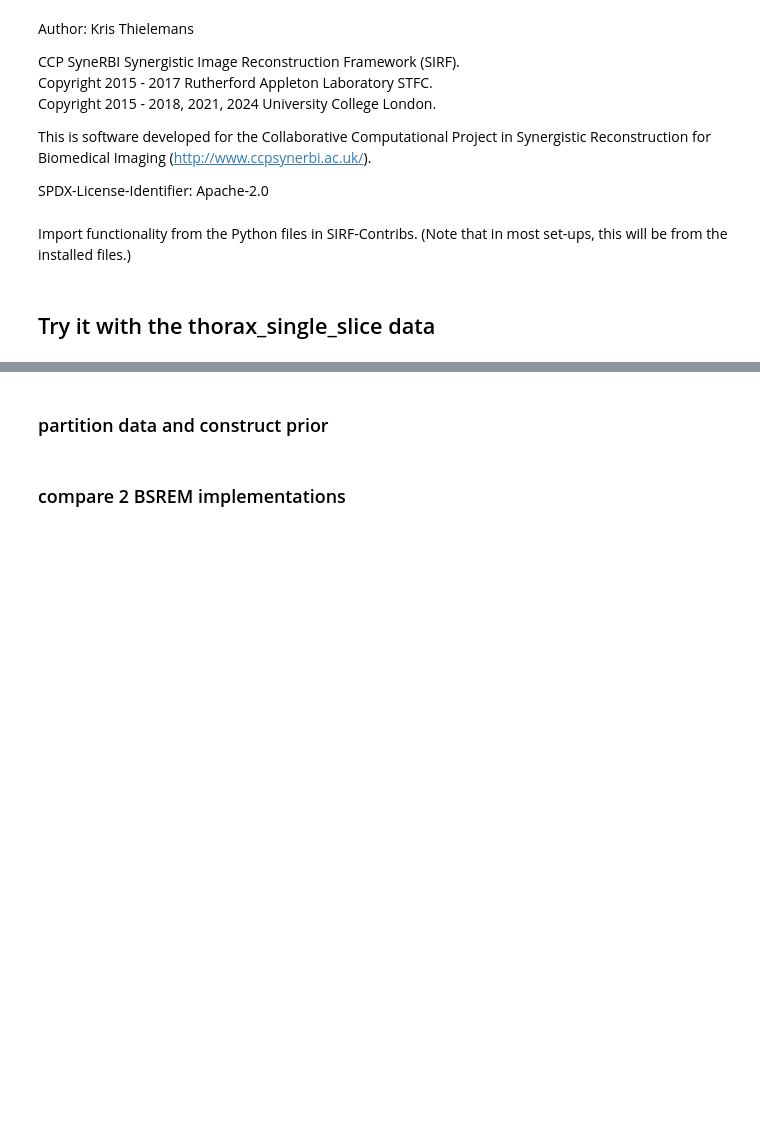
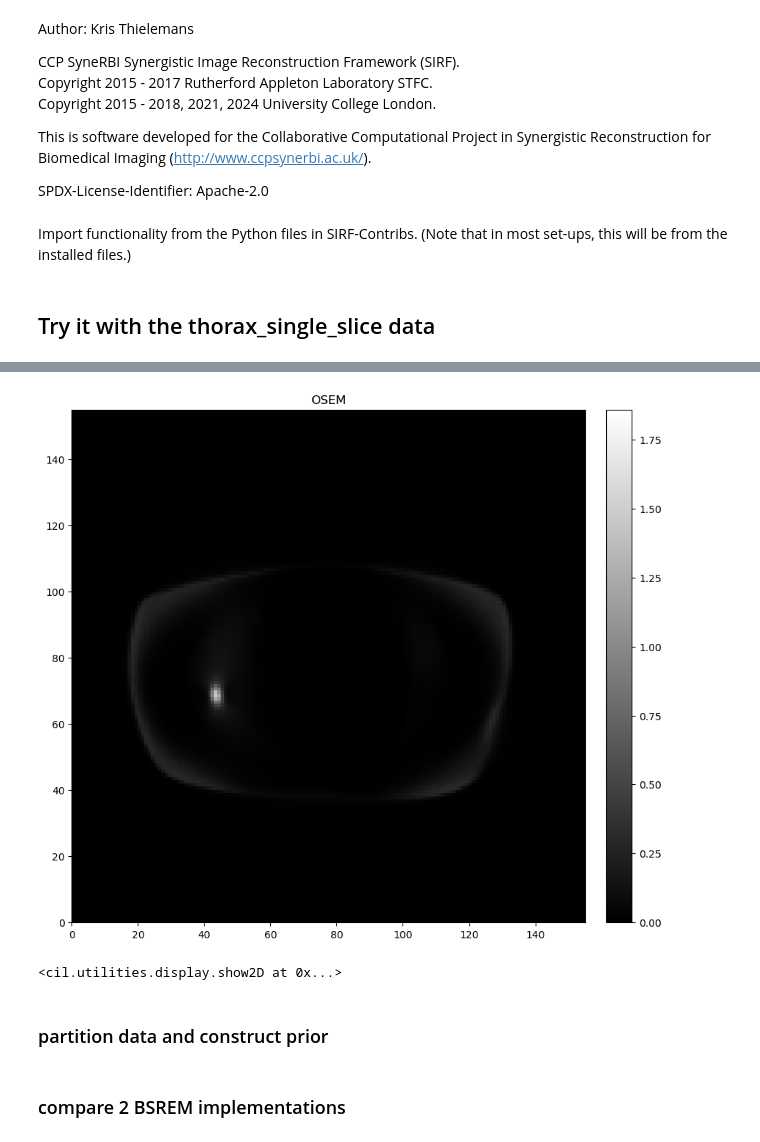
Before and after one commit to SyneRBI/SIRF-Contribs, a Jupyter notebook: src/notebooks/BSREM_illustration.ipynb, the cells around one changed output, grey strips where cells are left out. Cells and saved outputs as stored; diff of their text form; code cells hidden in the pictures; blank space fills up the shorter version.

```diff
--- a/src/notebooks/BSREM_illustration.ipynb
+++ b/src/notebooks/BSREM_illustration.ipynb
@@ -128,8 +134,12 @@ def initial_OSEM(acquired_data, additive_term, mult_factors, initial_image):
 # %%
  OSEM_image = initial_OSEM(acquired_data, additive_term, mult_factors, initial_image)
 # %%
-plt.figure()
-plot_2d_image([1,1,1], OSEM_image.as_array()[im_slice,:,:], 'OSEM',[0,cmax])
+# plt.figure()
+# plot_2d_image([1,1,1], OSEM_image.as_array()[im_slice,:,:], 'OSEM',[0,cmax])
+show2D(OSEM_image.as_array()[im_slice,:,:], title='OSEM',fix_range=(0,cmax))
+# %% [output]
+[figure, added]
+<cil.utilities.display.show2D at 0x...>
 # %% [markdown]
 ### partition data and construct prior
 # %%
```
Also changed, not shown: parts of 9 cells of this notebook.
